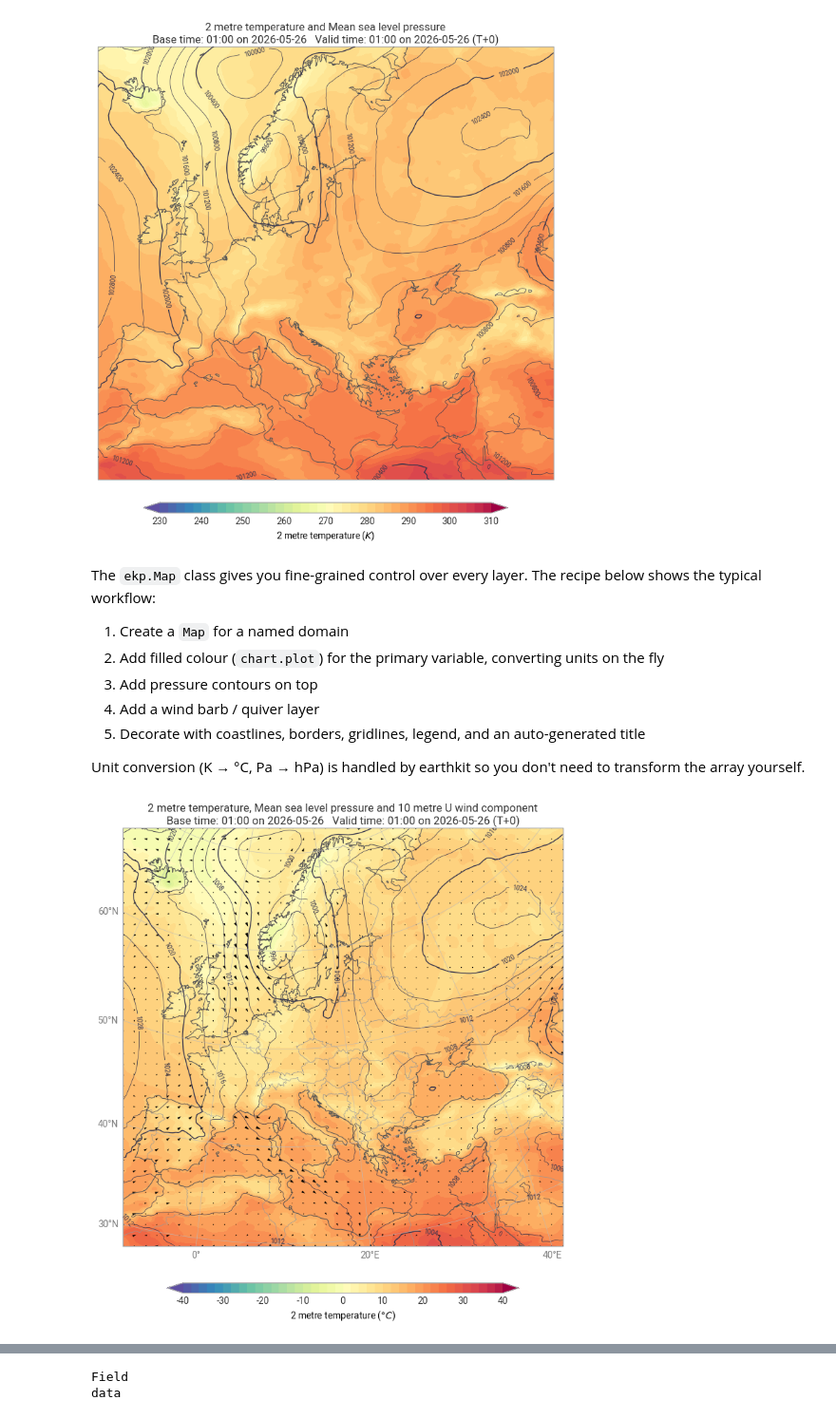
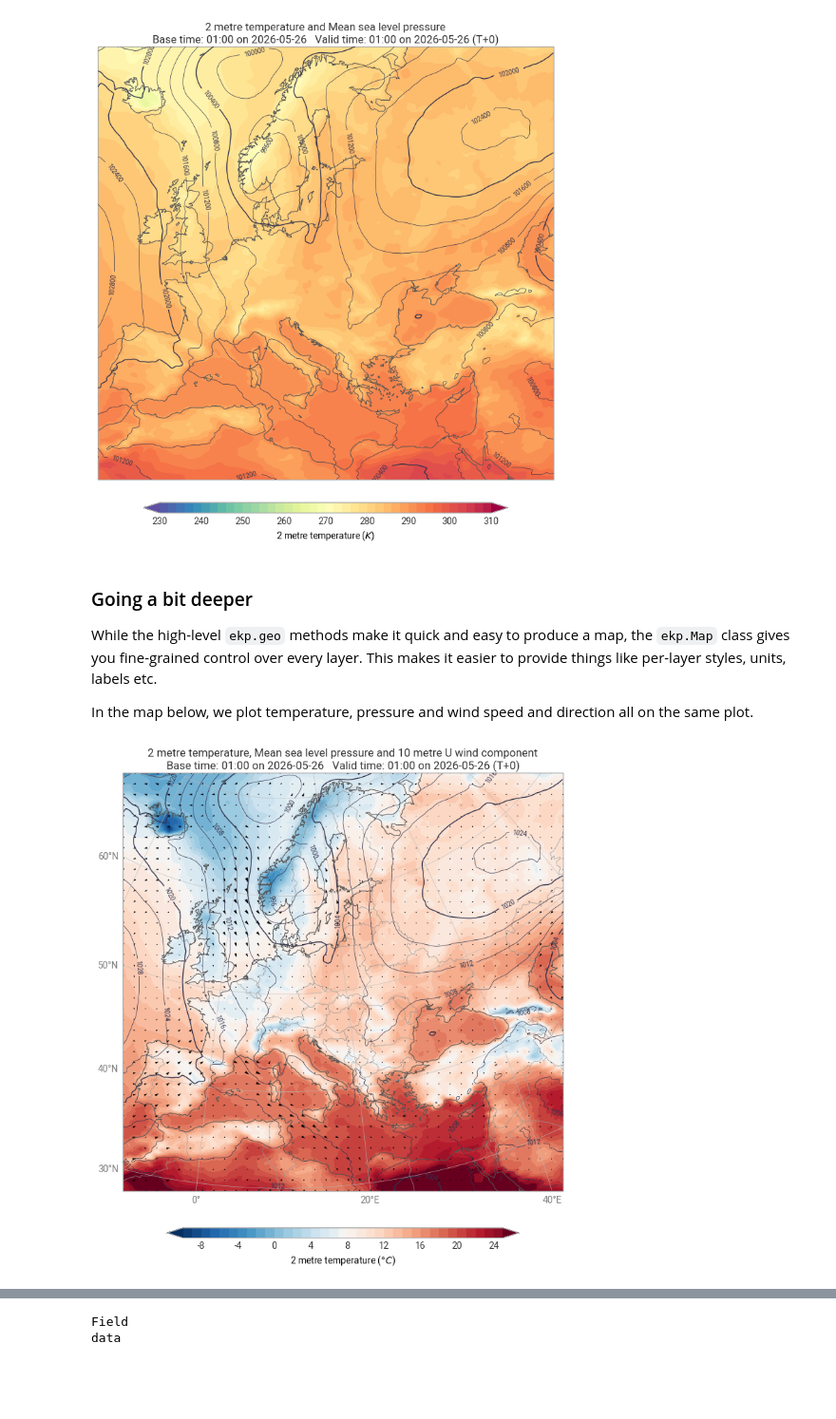
Before and after one commit to destination-earth-digital-twins/polytope-examples, a Jupyter notebook: climate-dt/earthkit-1.0/solutions/01-earthkit-basics.ipynb, the cells around one changed output, grey strips where cells are left out. Shown at 95% size. Saved outputs shown, nothing was run; the diff lists cells and outputs as text; code cells hidden in the pictures; blank space fills up the shorter version.

```diff
--- a/climate-dt/earthkit-1.0/solutions/01-earthkit-basics.ipynb
+++ b/climate-dt/earthkit-1.0/solutions/01-earthkit-basics.ipynb
@@ -135,35 +130,29 @@ ekp.geo.plot(t2m, msl, domain="Europe")
 <earthkit.plots.components.maps.Map at 0x...>
 [figure]
 # %% [markdown]
-The `ekp.Map` class gives you fine-grained control over every layer.  The recipe below shows the
-typical workflow:
+### Going a bit deeper
 
-1. Create a `Map` for a named domain
-2. Add filled colour (`chart.plot`) for the primary variable, converting units on the fly
-3. Add pressure contours on top
-4. Add a wind barb / quiver layer
-5. Decorate with coastlines, borders, gridlines, legend, and an auto-generated title
+While the high-level `ekp.geo` methods make it quick and easy to produce a map, the `ekp.Map` class gives you fine-grained control over every layer. This makes it easier to provide things like per-layer styles, units, labels etc.
 
-Unit conversion (K → °C, Pa → hPa) is handled by earthkit so you don't need to transform the
-array yourself.
+In the map below, we plot temperature, pressure and wind speed and direction all on the same plot.
 # %%
 chart = ekp.Map(domain="Europe")
 
-chart.plot(t2m, units="celsius")
+chart.plot(t2m, units="celsius", colors="RdBu_r", levels=range(-10, 26))
 chart.plot(msl, units="hPa")
 chart.legend()
 
 chart.quiver(wind_u, wind_v)
 
 chart.borders()
 chart.coastlines()
 chart.gridlines()
 
 chart.title()
 
 chart.show()
 # %% [output]
-[figure, old version]
+[figure, new version]
 # %% [markdown]
 ### Regridding
 
```
Also changed, not shown: parts of 12 cells of this notebook, 5 other files.
